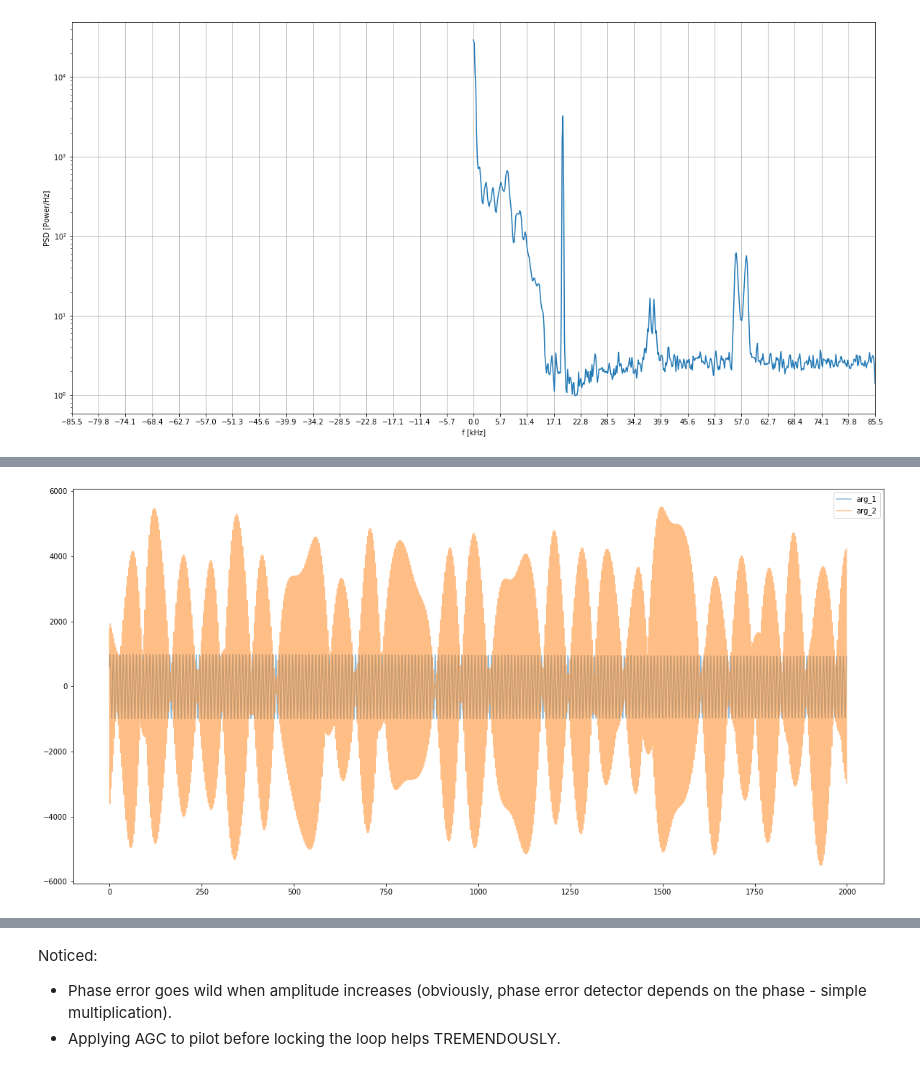
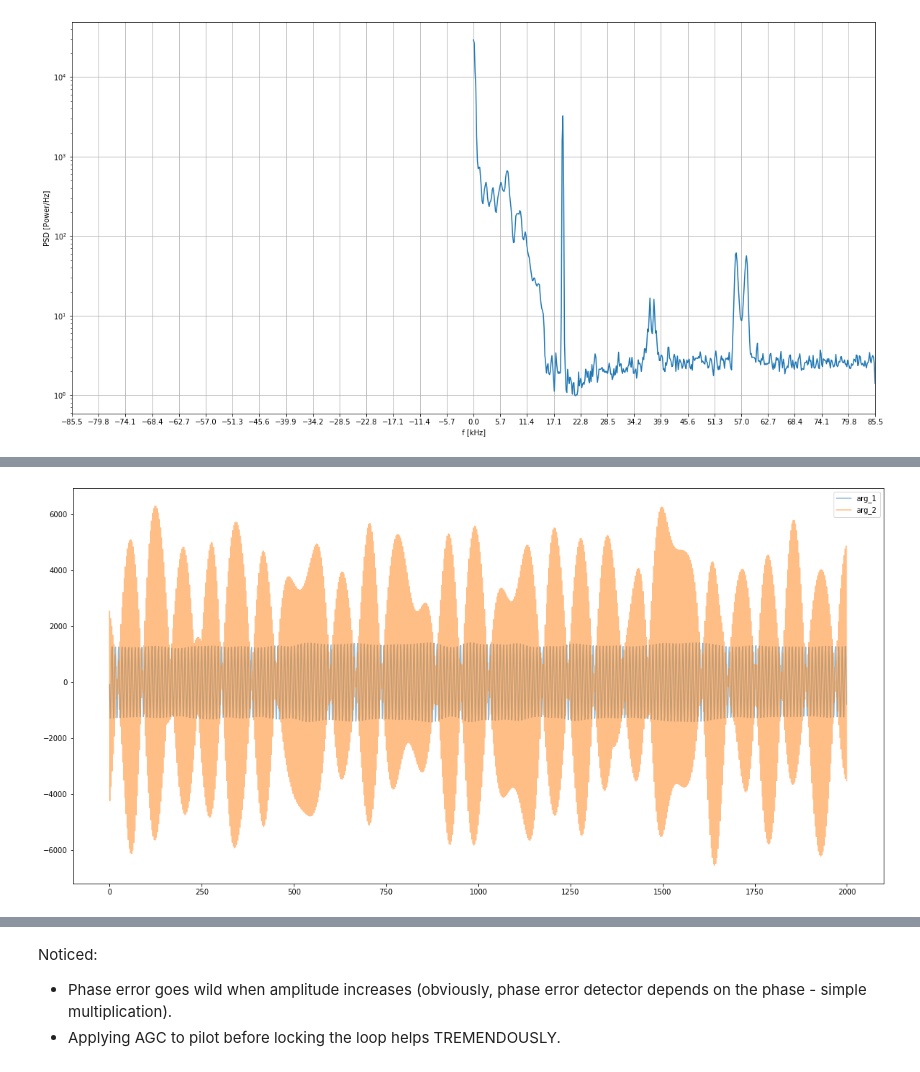
Before and after one commit to enthyp/rds-fm, a Jupyter notebook: nb/RDS/AM.ipynb, the cells around one changed output, grey strips where cells are left out. Saved outputs shown, nothing was run; the diff lists cells and outputs as text; code cells hidden in the pictures.

```diff
--- a/nb/RDS/AM.ipynb
+++ b/nb/RDS/AM.ipynb
@@ -45,2 +38,8 @@ welch(rds, sample_rate)
 # %% [output]
 [figure]
+# %%
+# MathWorks suggests +/- 2.4 kHz.
+lp = WSFilter(257, 1, 59400 / sample_rate, lowpass=True)
+hp = WSFilter(257, 1, 54600 / sample_rate, lowpass=False)
+rds_hp = hp.real_run(samples)
+welch(rds_hp, sample_rate)
@@ -46,0 +48,3 @@ welch(rds, sample_rate)
+# %%
+rds_bp = lp.real_run(rds_hp)
+welch(rds_bp, sample_rate)
@@ -47,6 +53,6 @@ welch(rds, sample_rate)
 # %%
-lp = WSFilter(257, 1, 59500 / sample_rate, lowpass=True)
-hp = WSFilter(257, 1, 55500 / sample_rate, lowpass=False)
-rds_w = hp.real_run(rds)
-welch(rds_w, sample_rate)
+lp = WSFilter(257, 1, 21400 / sample_rate, lowpass=True)
+hp = WSFilter(257, 1, 16600 / sample_rate, lowpass=False)
+pilot_hp = hp.real_run(samples)
+welch(pilot_hp, sample_rate, nper=128)
 # %% [output]
@@ -54,4 +60,4 @@ welch(rds_w, sample_rate)
 # %%
-rds_ww = lp.real_run(rds_w)
-welch(rds_ww, sample_rate)
+pilot_bp = lp.real_run(pilot_hp)
+welch(pilot_bp, sample_rate, nper=128)
 # %% [output]
@@ -71,7 +65,7 @@ fs = 171000
 # %%
-plot_some([pilot_band, 10 * rds_ww], 61000, 2000)
+plot_some([pilot_bp, 10 * rds_bp], 61000, 2000)
 # %% [output]
-[figure, old version]
+[figure, new version]
 # %%
 gain = 0.08
 alpha2 = 0.2
```
Also changed, not shown: parts of 25 cells of this notebook, 4 other files.
